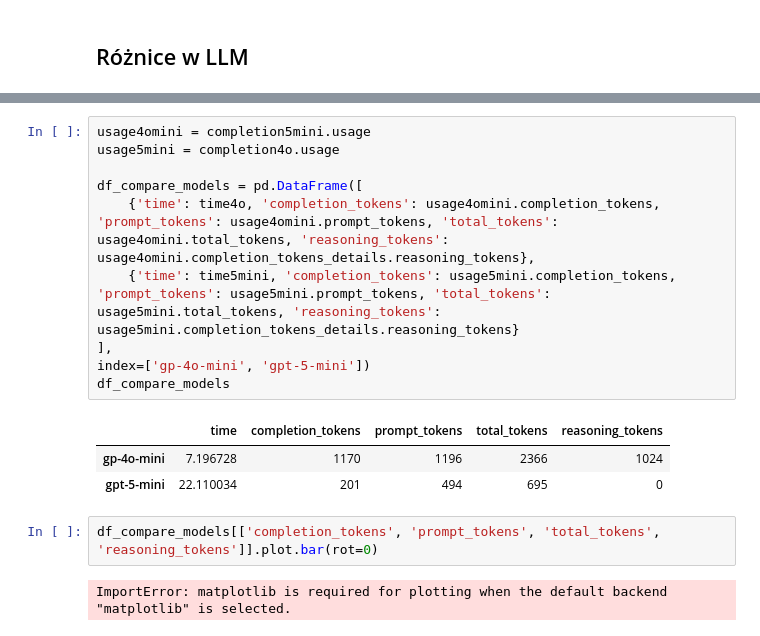
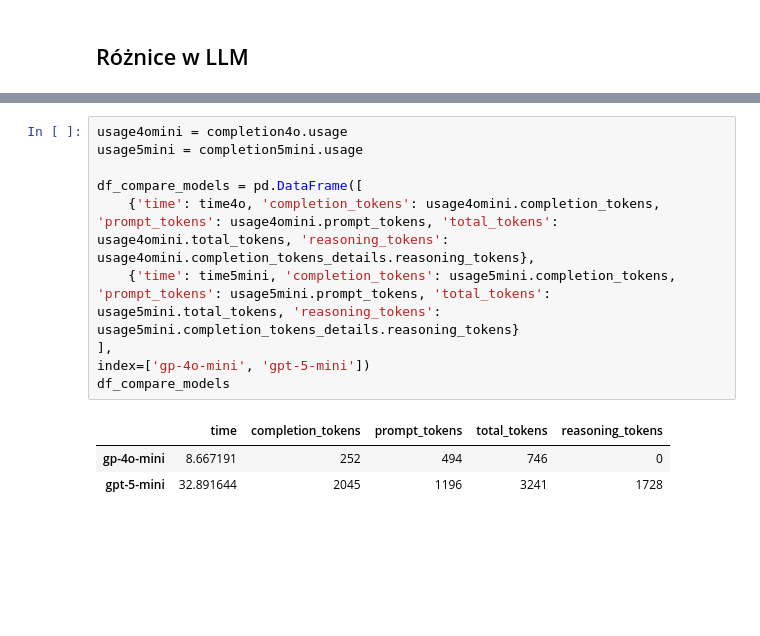
Before and after one commit to mzarnecki/course_llm_agent_apps_with_langchain_and_langgraph, a Jupyter notebook: notebooks/pl/1_3_Difference_in_LLMs.ipynb, the cells around one changed output, grey strips where cells are left out. Cells and saved outputs as stored; diff of their text form; blank space fills up the shorter version.

```diff
--- a/notebooks/pl/1_3_Difference_in_LLMs.ipynb
+++ b/notebooks/pl/1_3_Difference_in_LLMs.ipynb
@@ -83,18 +83,14 @@ CompletionUsage(completion_tokens=1170, prompt_tokens=1196, total_tokens=2366, c
-# %%
-usage4omini = completion5mini.usage
-usage5mini = completion4o.usage
-
-df_compare_models = pd.DataFrame([
-    {'time': time4o, 'completion_tokens': usage4omini.completion_tokens, 'prompt_tokens': usage4omini.prompt_tokens, 'total_tokens': usage4omini.total_tokens, 'reasoning_tokens': usage4omini.completion_tokens_details.reasoning_tokens},
-    {'time': time5mini, 'completion_tokens': usage5mini.completion_tokens, 'prompt_tokens': usage5mini.prompt_tokens, 'total_tokens': usage5mini.total_tokens, 'reasoning_tokens': usage5mini.completion_tokens_details.reasoning_tokens}
-],
-index=['gp-4o-mini', 'gpt-5-mini'])
-df_compare_models
-# %% [output]
-|  | time | completion_tokens | prompt_tokens | total_tokens | reasoning_tokens |
-| gp-4o-mini | 7.196728 | 1170 | 1196 | 2366 | 1024 |
-| gpt-5-mini | 22.110034 | 201 | 494 | 695 | 0 |
-# %%
-df_compare_models[['completion_tokens', 'prompt_tokens', 'total_tokens', 'reasoning_tokens']].plot.bar(rot=0)
-# %% [output]
-ImportError: matplotlib is required for plotting when the default backend "matplotlib" is selected.
+# %%
+usage4omini = completion4o.usage
+usage5mini = completion5mini.usage
+
+df_compare_models = pd.DataFrame([
+    {'time': time4o, 'completion_tokens': usage4omini.completion_tokens, 'prompt_tokens': usage4omini.prompt_tokens, 'total_tokens': usage4omini.total_tokens, 'reasoning_tokens': usage4omini.completion_tokens_details.reasoning_tokens},
+    {'time': time5mini, 'completion_tokens': usage5mini.completion_tokens, 'prompt_tokens': usage5mini.prompt_tokens, 'total_tokens': usage5mini.total_tokens, 'reasoning_tokens': usage5mini.completion_tokens_details.reasoning_tokens}
+],
+index=['gp-4o-mini', 'gpt-5-mini'])
+df_compare_models
+# %% [output]
+|  | time | completion_tokens | prompt_tokens | total_tokens | reasoning_tokens |
+| gp-4o-mini | 8.667191 | 252 | 494 | 746 | 0 |
+| gpt-5-mini | 32.891644 | 2045 | 1196 | 3241 | 1728 |
```
Also changed, not shown: parts of 9 cells of this notebook, 2 other files.
